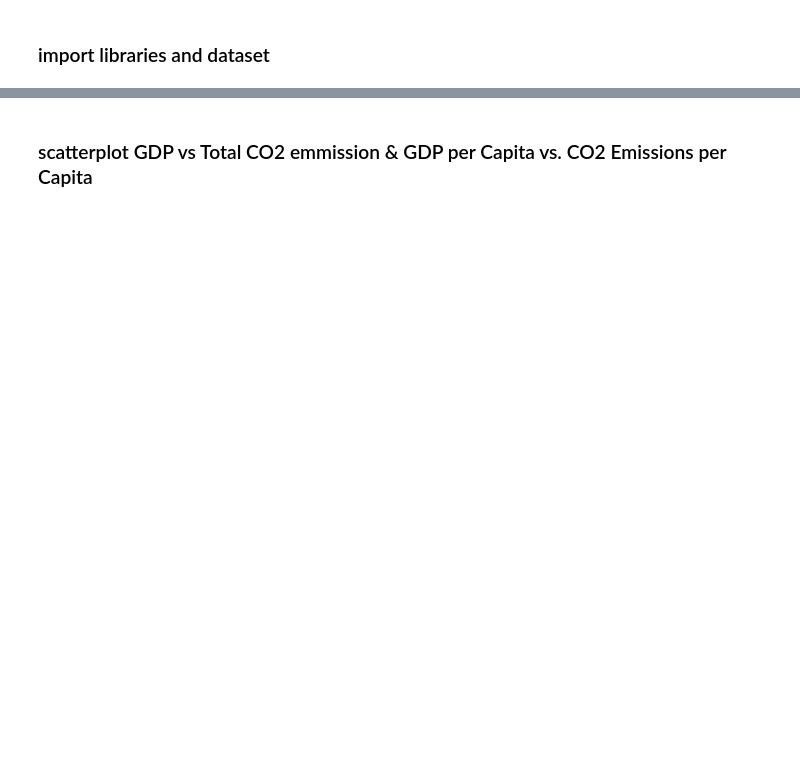
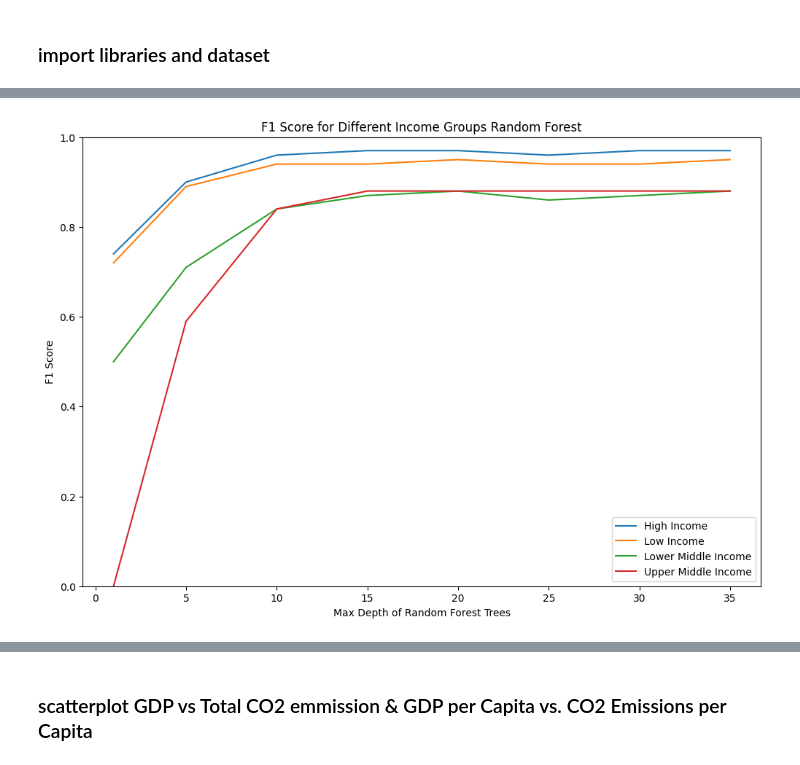
Before and after one commit to avondas/DataScience, a Jupyter notebook: data_vis.ipynb, the cells around one changed output, grey strips where cells are left out. Saved outputs shown, nothing was run; the diff lists cells and outputs as text; code cells hidden in the pictures; blank space fills up the shorter version.

```diff
--- a/data_vis.ipynb
+++ b/data_vis.ipynb
@@ -65,0 +120,29 @@ plt.show()
+# %%
+import matplotlib.pyplot as plt
+data = {
+    1: {'high_income': 0.74, 'low_income': 0.72, 'lower_middle_income': 0.5, 'upper_middle_income': 0.0},
+    5: {'high_income': 0.9, 'low_income': 0.89, 'lower_middle_income': 0.71, 'upper_middle_income': 0.59},
+    10: {'high_income': 0.96, 'low_income': 0.94, 'lower_middle_income': 0.84, 'upper_middle_income': 0.84},
+    15: {'high_income': 0.97, 'low_income': 0.94, 'lower_middle_income': 0.87, 'upper_middle_income': 0.88},
+    20: {'high_income': 0.97, 'low_income': 0.95, 'lower_middle_income': 0.88, 'upper_middle_income': 0.88},
+    25: {'high_income': 0.96, 'low_income': 0.94, 'lower_middle_income': 0.86, 'upper_middle_income': 0.88},
+    30: {'high_income': 0.97, 'low_income': 0.94, 'lower_middle_income': 0.87, 'upper_middle_income': 0.88},
+    35: {'high_income': 0.97, 'low_income': 0.95, 'lower_middle_income': 0.88, 'upper_middle_income': 0.88}
+}
+
+# Plot the data
+plt.figure(figsize=(12, 8))
+
+plt.plot(list(data.keys()), [value['high_income'] for value in data.values()], label='High Income')
+plt.plot(list(data.keys()), [value['low_income'] for value in data.values()], label='Low Income')
+plt.plot(list(data.keys()), [value['lower_middle_income'] for value in data.values()], label='Lower Middle Income')
+plt.plot(list(data.keys()), [value['upper_middle_income'] for value in data.values()], label='Upper Middle Income')
+plt.ylim(0, 1)
+
+plt.xlabel('Max Depth of Random Forest Trees')
+plt.ylabel('F1 Score')
+plt.title('F1 Score for Different Income Groups Random Forest')
+plt.legend()
+plt.show()
+# %% [output]
+[figure, added]
```
Also changed, not shown: parts of 7 cells of this notebook, 6 other files.
